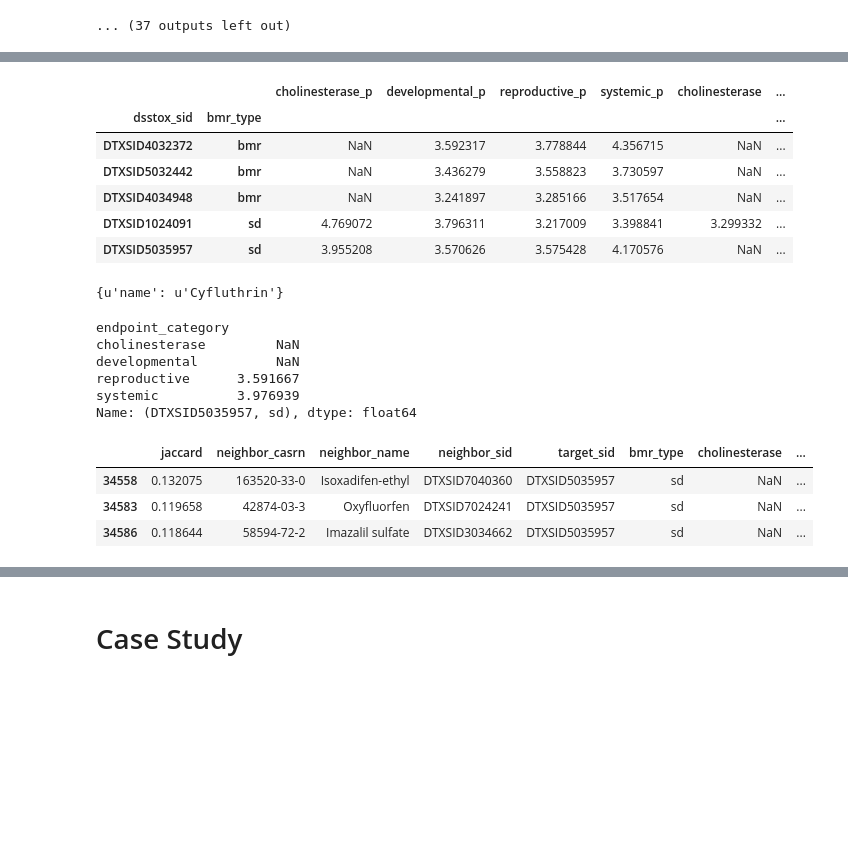
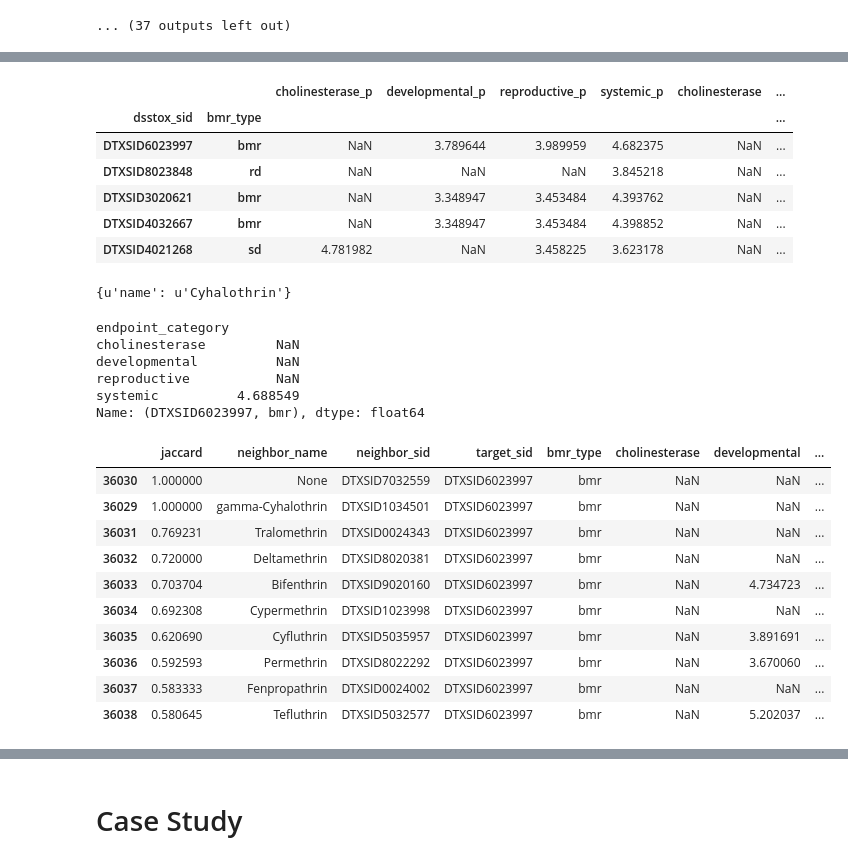
Before and after one commit to georgehelman/genra, a Jupyter notebook: notebooks/rax/rax-genra-toxref.ipynb, the cells around one changed output, grey strips where cells are left out. Cells and saved outputs as stored; diff of their text form; code cells hidden in the pictures; blank space fills up the shorter version.

```diff
--- a/notebooks/rax/rax-genra-toxref.ipynb
+++ b/notebooks/rax/rax-genra-toxref.ipynb
@@ -226,7 +246,7 @@ lel_sids=list(set(lel_agg.index.values))
 # %%
 loael_neighbors_l=[]
 for sid in loael_sids:
-    sid_neighbors=searchCollByFP(sid,s0=.05,SID=loael_sids,DB=DB)
+    sid_neighbors=searchCollByFP(sid,s0=.05,SID=loael_sids,DB=DB,col='chemotypes',fpn='chemotypes')
     if sid_neighbors:
         for neighbor in sid_neighbors:
             neighbor['target_sid']=sid
@@ -235,7 +255,7 @@ for sid in loael_sids:
 # %%
 lel_neighbors_l=[]
 for sid in lel_sids:
-    sid_neighbors=searchCollByFP(sid,s0=.05,SID=loael_sids,DB=DB)
+    sid_neighbors=searchCollByFP(sid,s0=.05,SID=loael_sids,DB=DB,col='chemotypes',fpn='chemotypes')
     if sid_neighbors:
         for neighbor in sid_neighbors:
             neighbor['target_sid']=sid
@@ -398,7 +466,7 @@ loael_neighbors.head()
 # %%
-sid='DTXSID0020440'
+sid='DTXSID0034851'
 dsstox.find_one({'dsstox_sid':sid},{'_id':0,'name':1})
-loael_agg.loc[sid]
-loael_neighbors[(loael_neighbors['target_sid']==sid) & (pd.notnull(loael_neighbors['reproductive']))].iloc[0:10]
+loael_predictions.loc[sid]
+loael_neighbors[(loael_neighbors['target_sid']==sid) & (pd.notnull(loael_neighbors['developmental']))].iloc[0:10]
 loael_neighbors[(loael_neighbors['target_sid']==sid) & (pd.notnull(loael_neighbors['systemic']))].iloc[0:10]
 # %% [output]
@@ -573,13 +644,12 @@ bmd_agg.head()
 bmd_sids=list(bmd_agg.index.unique(level='dsstox_sid'))
 bmd_neighbors_l=[]
 for sid in bmd_sids:
-    sid_neighbors=searchCollByFP(sid,s0=.05,SID=bmd_sids,DB=DB)
+    sid_neighbors=searchCollByFP(sid,s0=.05,SID=bmd_sids,DB=DB,col='chemotypes',fpn='chemotypes')
     if sid_neighbors:
         for neighbor in sid_neighbors:
             neighbor['target_sid']=sid
             neighbor['neighbor_sid']=neighbor.pop('dsstox_sid')
-            neighbor['neighbor_name']=neighbor.pop('name')
-            neighbor['neighbor_casrn']=neighbor.pop('casrn')
+            neighbor['neighbor_name']=neighbor.pop('name',None)
         bmd_neighbors_l=bmd_neighbors_l+sid_neighbors
 # %%
 bmd_neighbors=pd.DataFrame(bmd_neighbors_l)
@@ -711,14 +763,15 @@ bmd_predictions.head()
 # %%
 #BMD best results
 ranked_bmds=bmd_predictions.copy()
-ranked_bmds['rank']=abs(ranked_bmds['reproductive_p']-ranked_bmds['reproductive'])
+ranked_bmds['rank']=ranked_bmds.apply(ranker,axis='columns')
+ranked_bmds=ranked_bmds.loc[bmd_gt9]
 ranked_bmds=ranked_bmds.sort_values('rank')
 ranked_bmds.head()
 # %% [output]
 |  |  | cholinesterase_p | developmental_p | reproductive_p | systemic_p | cholinesterase | ... |
 | dsstox_sid | bmr_type |  |  |  |  |  | ... |
-| DTXSID4032372 | bmr | NaN | 3.592317 | 3.778844 | 4.356715 | NaN | ... |
-| DTXSID5032442 | bmr | NaN | 3.436279 | 3.558823 | 3.730597 | NaN | ... |
-| DTXSID4034948 | bmr | NaN | 3.241897 | 3.285166 | 3.517654 | NaN | ... |
-| DTXSID1024091 | sd | 4.769072 | 3.796311 | 3.217009 | 3.398841 | 3.299332 | ... |
-| DTXSID5035957 | sd | 3.955208 | 3.570626 | 3.575428 | 4.170576 | NaN | ... |
+| DTXSID6023997 | bmr | NaN | 3.789644 | 3.989959 | 4.682375 | NaN | ... |
+| DTXSID8023848 | rd | NaN | NaN | NaN | 3.845218 | NaN | ... |
+| DTXSID3020621 | bmr | NaN | 3.348947 | 3.453484 | 4.393762 | NaN | ... |
+| DTXSID4032667 | bmr | NaN | 3.348947 | 3.453484 | 4.398852 | NaN | ... |
+| DTXSID4021268 | sd | 4.781982 | NaN | 3.458225 | 3.623178 | NaN | ... |
@@ -725,18 +780,25 @@ ranked_bmds.head()
 # %%
-sid='DTXSID5035957'
+sid='DTXSID6023997'
+bmr_type='bmr'
 dsstox.find_one({'dsstox_sid':sid},{'_id':0,'name':1})
-bmd_agg.loc[sid,'sd']
-bmd_neighbors[(bmd_neighbors['target_sid']==sid) & (bmd_neighbors['bmr_type']=='sd') & (pd.notnull(bmd_neighbors['reproductive']))].iloc[0:10]
-bmd_neighbors[(bmd_neighbors['target_sid']==sid) & (bmd_neighbors['bmr_type']=='sd') & (pd.notnull(bmd_neighbors['systemic']))].iloc[0:10]
+bmd_agg.loc[sid,bmr_type]
+bmd_neighbors[(bmd_neighbors['target_sid']==sid) & (bmd_neighbors['bmr_type']==bmr_type) & (pd.notnull(bmd_neighbors['systemic']))].iloc[0:10]
 # %% [output]
-{u'name': u'Cyfluthrin'}
+{u'name': u'Cyhalothrin'}
 endpoint_category
 cholinesterase         NaN
 developmental          NaN
-reproductive      3.591667
-systemic          3.976939
-Name: (DTXSID5035957, sd), dtype: float64
+reproductive           NaN
+systemic          4.688549
+Name: (DTXSID6023997, bmr), dtype: float64
-|  | jaccard | neighbor_casrn | neighbor_name | neighbor_sid | target_sid | bmr_type | cholinesterase | ... |
-| 34558 | 0.132075 | 163520-33-0 | Isoxadifen-ethyl | DTXSID7040360 | DTXSID5035957 | sd | NaN | ... |
-| 34583 | 0.119658 | 42874-03-3 | Oxyfluorfen | DTXSID7024241 | DTXSID5035957 | sd | NaN | ... |
-| 34586 | 0.118644 | 58594-72-2 | Imazalil sulfate | DTXSID3034662 | DTXSID5035957 | sd | NaN | ... |
+|  | jaccard | neighbor_name | neighbor_sid | target_sid | bmr_type | cholinesterase | developmental | ... |
+| 36030 | 1.000000 | None | DTXSID7032559 | DTXSID6023997 | bmr | NaN | NaN | ... |
+| 36029 | 1.000000 | gamma-Cyhalothrin | DTXSID1034501 | DTXSID6023997 | bmr | NaN | NaN | ... |
+| 36031 | 0.769231 | Tralomethrin | DTXSID0024343 | DTXSID6023997 | bmr | NaN | NaN | ... |
+| 36032 | 0.720000 | Deltamethrin | DTXSID8020381 | DTXSID6023997 | bmr | NaN | NaN | ... |
+| 36033 | 0.703704 | Bifenthrin | DTXSID9020160 | DTXSID6023997 | bmr | NaN | 4.734723 | ... |
+| 36034 | 0.692308 | Cypermethrin | DTXSID1023998 | DTXSID6023997 | bmr | NaN | NaN | ... |
+| 36035 | 0.620690 | Cyfluthrin | DTXSID5035957 | DTXSID6023997 | bmr | NaN | 3.891691 | ... |
+| 36036 | 0.592593 | Permethrin | DTXSID8022292 | DTXSID6023997 | bmr | NaN | 3.670060 | ... |
+| 36037 | 0.583333 | Fenpropathrin | DTXSID0024002 | DTXSID6023997 | bmr | NaN | NaN | ... |
+| 36038 | 0.580645 | Tefluthrin | DTXSID5032577 | DTXSID6023997 | bmr | NaN | 5.202037 | ... |
```
Also changed, not shown: parts of 33 cells of this notebook.
